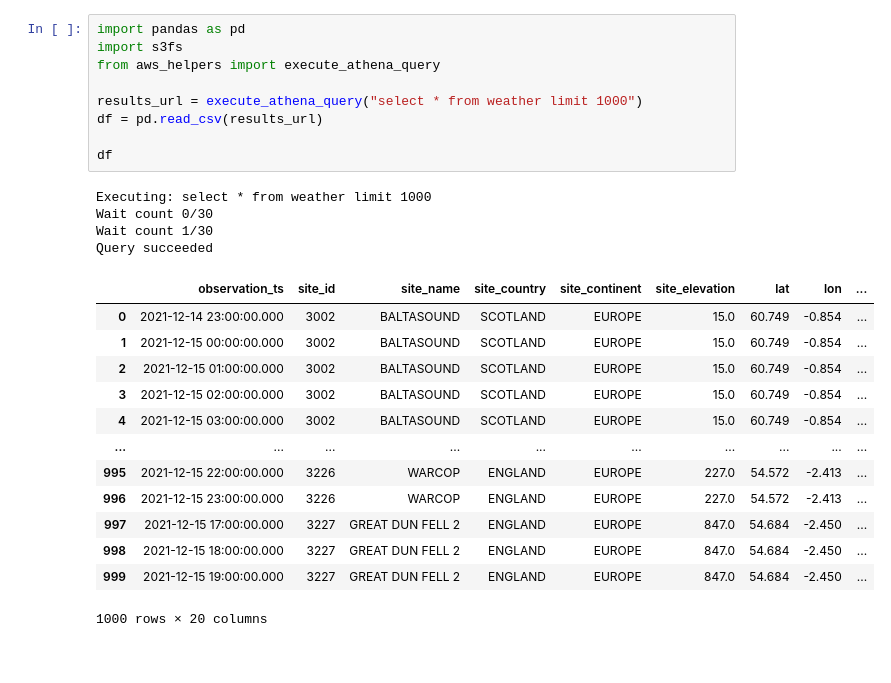
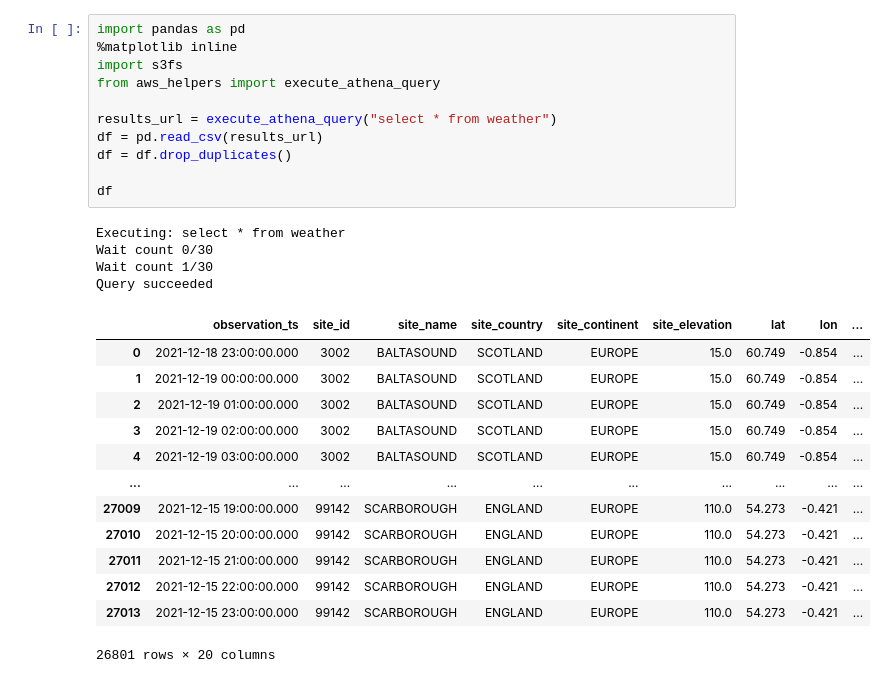
Before and after one commit to DanteLore/weather-notebook, a Jupyter notebook: test.ipynb, the cells around one changed output. Saved outputs shown, nothing was run; the diff lists cells and outputs as text.

```diff
--- a/test.ipynb
+++ b/test.ipynb
@@ -1,27 +1,29 @@
 # %%
 import pandas as pd
+%matplotlib inline
 import s3fs
 from aws_helpers import execute_athena_query
 
-results_url = execute_athena_query("select * from weather limit 1000")
+results_url = execute_athena_query("select * from weather")
 df = pd.read_csv(results_url)
+df = df.drop_duplicates()
 
 df
 # %% [output]
-Executing: select * from weather limit 1000
+Executing: select * from weather
 Wait count 0/30
 Wait count 1/30
 Query succeeded
 |  | observation_ts | site_id | site_name | site_country | site_continent | site_elevation | lat | lon | ... |
-| 0 | 2021-12-14 23:00:00.000 | 3002 | BALTASOUND | SCOTLAND | EUROPE | 15.0 | 60.749 | -0.854 | ... |
-| 1 | 2021-12-15 00:00:00.000 | 3002 | BALTASOUND | SCOTLAND | EUROPE | 15.0 | 60.749 | -0.854 | ... |
-| 2 | 2021-12-15 01:00:00.000 | 3002 | BALTASOUND | SCOTLAND | EUROPE | 15.0 | 60.749 | -0.854 | ... |
-| 3 | 2021-12-15 02:00:00.000 | 3002 | BALTASOUND | SCOTLAND | EUROPE | 15.0 | 60.749 | -0.854 | ... |
-| 4 | 2021-12-15 03:00:00.000 | 3002 | BALTASOUND | SCOTLAND | EUROPE | 15.0 | 60.749 | -0.854 | ... |
+| 0 | 2021-12-18 23:00:00.000 | 3002 | BALTASOUND | SCOTLAND | EUROPE | 15.0 | 60.749 | -0.854 | ... |
+| 1 | 2021-12-19 00:00:00.000 | 3002 | BALTASOUND | SCOTLAND | EUROPE | 15.0 | 60.749 | -0.854 | ... |
+| 2 | 2021-12-19 01:00:00.000 | 3002 | BALTASOUND | SCOTLAND | EUROPE | 15.0 | 60.749 | -0.854 | ... |
+| 3 | 2021-12-19 02:00:00.000 | 3002 | BALTASOUND | SCOTLAND | EUROPE | 15.0 | 60.749 | -0.854 | ... |
+| 4 | 2021-12-19 03:00:00.000 | 3002 | BALTASOUND | SCOTLAND | EUROPE | 15.0 | 60.749 | -0.854 | ... |
 | ... | ... | ... | ... | ... | ... | ... | ... | ... | ... |
-| 995 | 2021-12-15 22:00:00.000 | 3226 | WARCOP | ENGLAND | EUROPE | 227.0 | 54.572 | -2.413 | ... |
-| 996 | 2021-12-15 23:00:00.000 | 3226 | WARCOP | ENGLAND | EUROPE | 227.0 | 54.572 | -2.413 | ... |
-| 997 | 2021-12-15 17:00:00.000 | 3227 | GREAT DUN FELL 2 | ENGLAND | EUROPE | 847.0 | 54.684 | -2.450 | ... |
-| 998 | 2021-12-15 18:00:00.000 | 3227 | GREAT DUN FELL 2 | ENGLAND | EUROPE | 847.0 | 54.684 | -2.450 | ... |
-| 999 | 2021-12-15 19:00:00.000 | 3227 | GREAT DUN FELL 2 | ENGLAND | EUROPE | 847.0 | 54.684 | -2.450 | ... |
+| 27009 | 2021-12-15 19:00:00.000 | 99142 | SCARBOROUGH | ENGLAND | EUROPE | 110.0 | 54.273 | -0.421 | ... |
+| 27010 | 2021-12-15 20:00:00.000 | 99142 | SCARBOROUGH | ENGLAND | EUROPE | 110.0 | 54.273 | -0.421 | ... |
+| 27011 | 2021-12-15 21:00:00.000 | 99142 | SCARBOROUGH | ENGLAND | EUROPE | 110.0 | 54.273 | -0.421 | ... |
+| 27012 | 2021-12-15 22:00:00.000 | 99142 | SCARBOROUGH | ENGLAND | EUROPE | 110.0 | 54.273 | -0.421 | ... |
+| 27013 | 2021-12-15 23:00:00.000 | 99142 | SCARBOROUGH | ENGLAND | EUROPE | 110.0 | 54.273 | -0.421 | ... |
-1000 rows × 20 columns
+26801 rows × 20 columns
```
Also changed, not shown: parts of 1 cell of this notebook.
